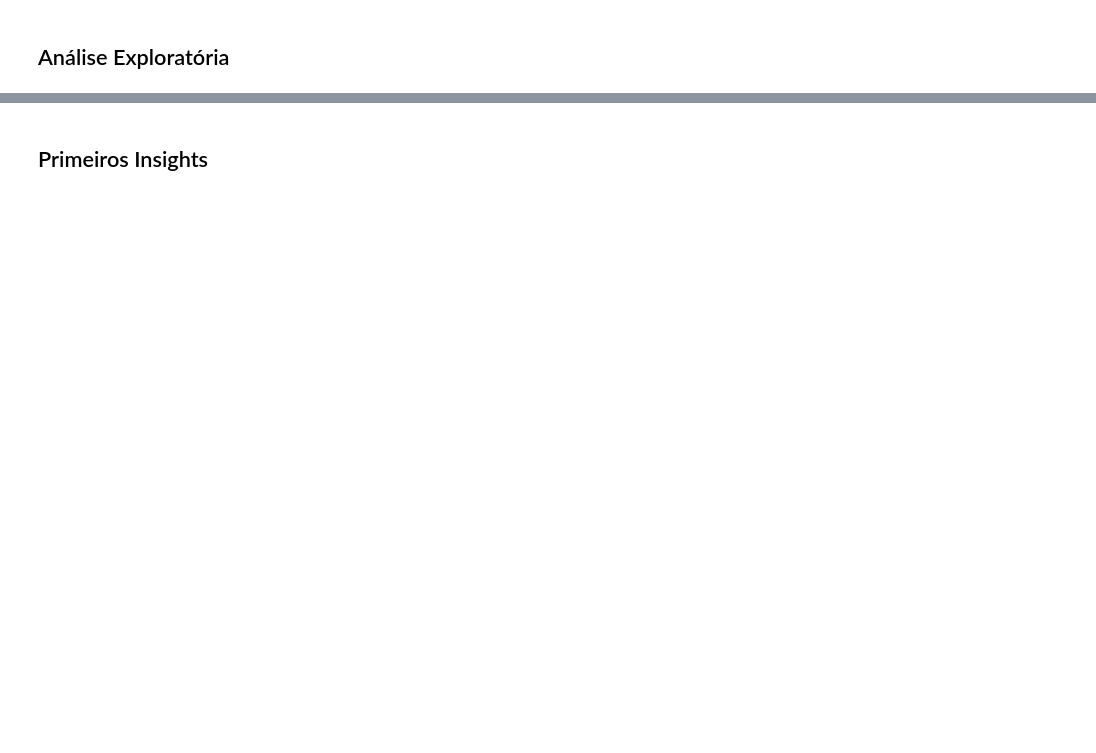
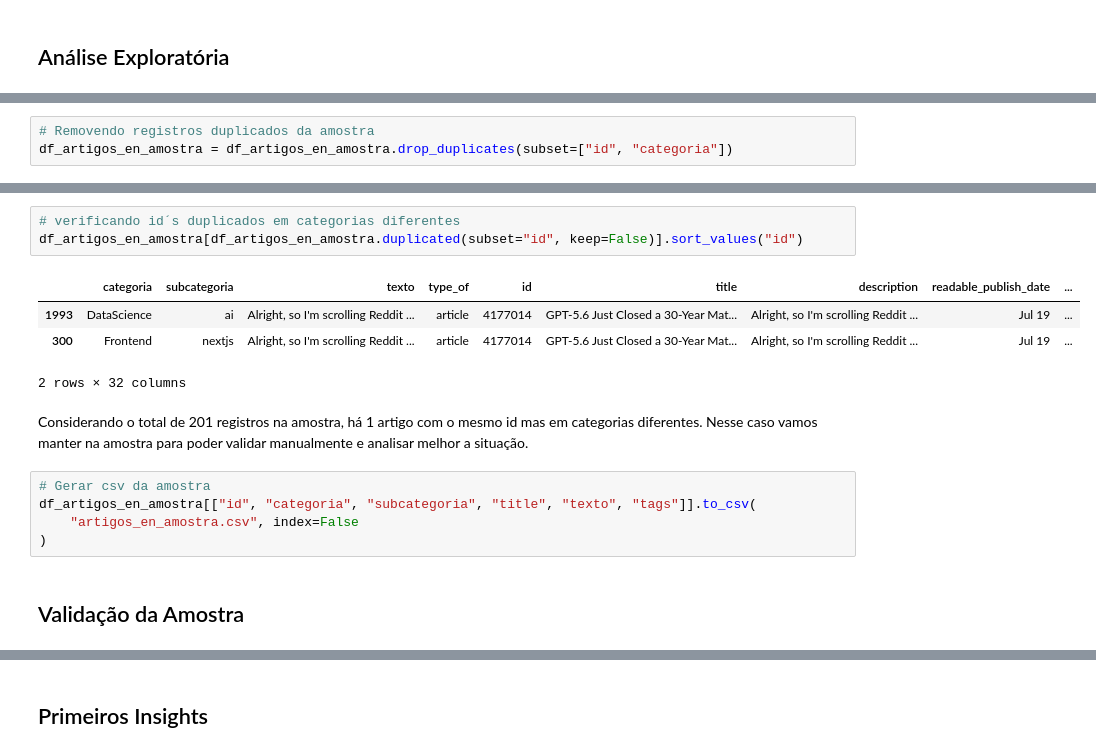
Before and after one commit to No-Country-simulation/g9-br-techmind-team10, a Jupyter notebook: datascience/notebooks/coleta_dados_api_devto_v1.ipynb, the cells around one changed output, grey strips where cells are left out. Drawn from its saved outputs; the diff is of its cells as text; blank space fills up the shorter version.

```diff
--- a/datascience/notebooks/coleta_dados_api_devto_v1.ipynb
+++ b/datascience/notebooks/coleta_dados_api_devto_v1.ipynb
@@ -338,0 +443,3 @@ else:
+# %%
+# Removendo registros duplicados da amostra
+df_artigos_en_amostra = df_artigos_en_amostra.drop_duplicates(subset=["id", "categoria"])
@@ -338,0 +456,17 @@ else:
+# %%
+# verificando id´s duplicados em categorias diferentes
+df_artigos_en_amostra[df_artigos_en_amostra.duplicated(subset="id", keep=False)].sort_values("id")
+# %% [output]
+|  | categoria | subcategoria | texto | type_of | id | title | description | readable_publish_date | ... |
+| 1993 | DataScience | ai | Alright, so I'm scrolling Reddit ... | article | 4177014 | GPT-5.6 Just Closed a 30-Year Mat... | Alright, so I'm scrolling Reddit ... | Jul 19 | ... |
+| 300 | Frontend | nextjs | Alright, so I'm scrolling Reddit ... | article | 4177014 | GPT-5.6 Just Closed a 30-Year Mat... | Alright, so I'm scrolling Reddit ... | Jul 19 | ... |
+2 rows × 32 columns
+# %% [markdown]
+Considerando o total de 201 registros na amostra, há 1 artigo com o mesmo id mas em categorias diferentes. Nesse caso vamos manter na amostra para poder validar manualmente e analisar melhor a situação.
+# %%
+# Gerar csv da amostra
+df_artigos_en_amostra[["id", "categoria", "subcategoria", "title", "texto", "tags"]].to_csv(
+    "artigos_en_amostra.csv", index=False
+)
+# %% [markdown]
+## Validação da Amostra
```
Also changed, not shown: parts of 40 cells of this notebook.
